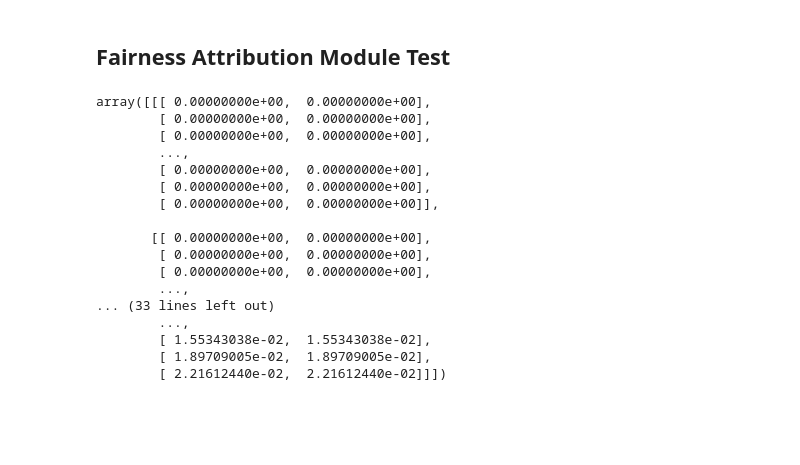
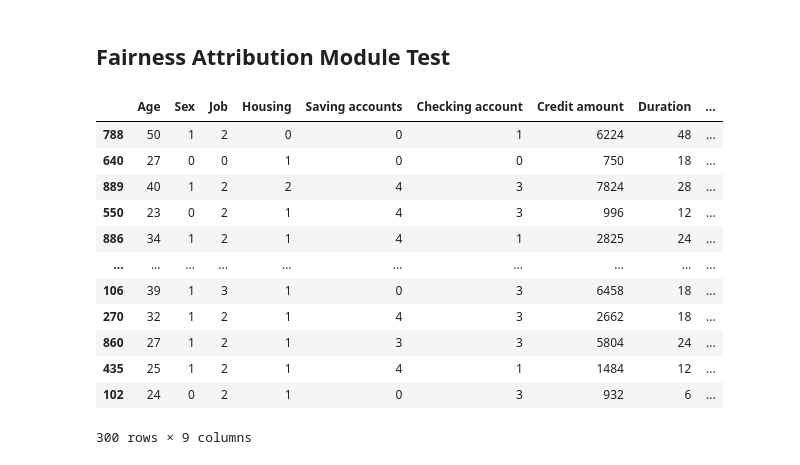
Before and after one commit to youlei202/FairSHAP, a Jupyter notebook: poc_german_credit.ipynb, the cells around one changed output. Saved outputs shown, nothing was run; the diff lists cells and outputs as text; code cells hidden in the pictures; blank space fills up the shorter version.

```diff
--- a/poc_german_credit.ipynb
+++ b/poc_german_credit.ipynb
@@ -122,26 +126,24 @@ explainer = FairnessExplainer(model=model, sen_att=sen_att, priv_val=[1])
+# %%
+X_labeled
+# %% [output]
+|  | Age | Sex | Job | Housing | Saving accounts | Checking account | Credit amount | Duration | ... |
+| 788 | 50 | 1 | 2 | 0 | 0 | 1 | 6224 | 48 | ... |
+| 640 | 27 | 0 | 0 | 1 | 0 | 0 | 750 | 18 | ... |
+| 889 | 40 | 1 | 2 | 2 | 4 | 3 | 7824 | 28 | ... |
+| 550 | 23 | 0 | 2 | 1 | 4 | 3 | 996 | 12 | ... |
+| 886 | 34 | 1 | 2 | 1 | 4 | 1 | 2825 | 24 | ... |
+| ... | ... | ... | ... | ... | ... | ... | ... | ... | ... |
+| 106 | 39 | 1 | 3 | 1 | 0 | 3 | 6458 | 18 | ... |
+| 270 | 32 | 1 | 2 | 1 | 4 | 3 | 2662 | 18 | ... |
+| 860 | 27 | 1 | 2 | 1 | 3 | 3 | 5804 | 24 | ... |
+| 435 | 25 | 1 | 2 | 1 | 4 | 1 | 1484 | 12 | ... |
+| 102 | 24 | 0 | 2 | 1 | 0 | 3 | 932 | 6 | ... |
+300 rows × 9 columns
 # %%
-explainer.shap_values(
+shap_values = explainer.shap_values(
     X=X_observe.values,
     X_baseline=X_unlabeled.values,
     matching=matching,
     sample_size=1000,
     shap_sample_size="auto",
 )
-# %% [output]
-array([[[ 0.00000000e+00,  0.00000000e+00],
-        [ 0.00000000e+00,  0.00000000e+00],
-        [ 0.00000000e+00,  0.00000000e+00],
-        ...,
-        [ 0.00000000e+00,  0.00000000e+00],
-        [ 0.00000000e+00,  0.00000000e+00],
-        [ 0.00000000e+00,  0.00000000e+00]],
-
-       [[ 0.00000000e+00,  0.00000000e+00],
-        [ 0.00000000e+00,  0.00000000e+00],
-        [ 0.00000000e+00,  0.00000000e+00],
-        ...,
-... (33 lines left out)
-        ...,
-        [ 1.55343038e-02,  1.55343038e-02],
-        [ 1.89709005e-02,  1.89709005e-02],
-        [ 2.21612440e-02,  2.21612440e-02]]])
```
Also changed, not shown: parts of 4 cells of this notebook, 2 other files.
